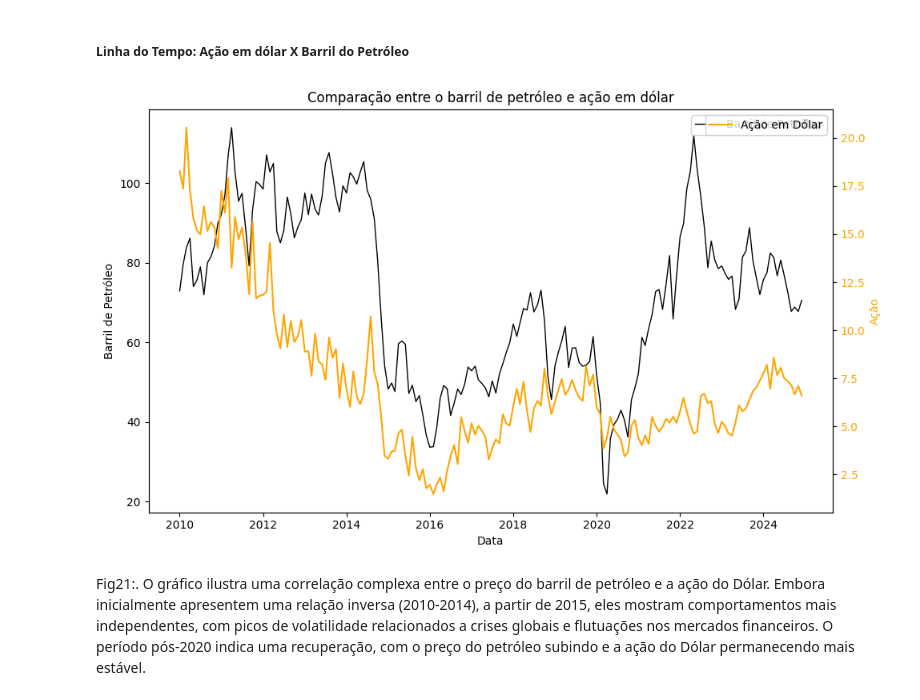
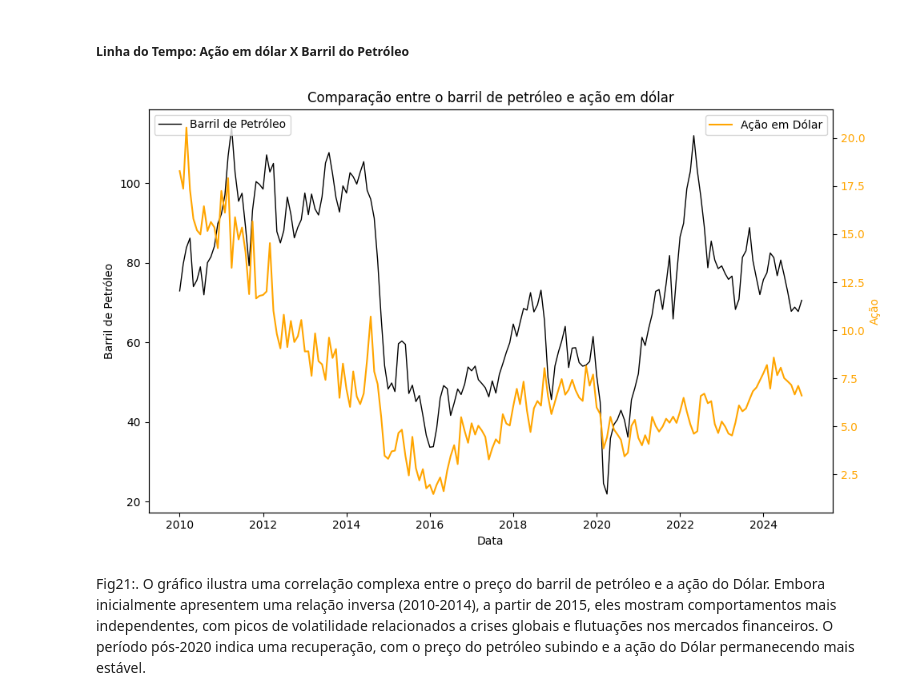
Before and after one commit to Juanpcsdev/Oil-Stock-Project, a Jupyter notebook: Notebooks/Analise/AnaliseExploratoria.ipynb, the cells around one changed output. Cells and saved outputs as stored; diff of their text form; code cells hidden in the pictures.

```diff
--- a/Notebooks/Analise/AnaliseExploratoria.ipynb
+++ b/Notebooks/Analise/AnaliseExploratoria.ipynb
@@ -472,24 +438,24 @@ Fig20:. O histograma e o boxplot mostram que o preço do barril de petróleo é
 # %%
 fig, ax1 = plt.subplots(figsize=(10, 6))
 
 #Barril de Petróleo
 ax1.set_xlabel('Data')
 ax1.set_ylabel('Barril de Petróleo', color='black')
 ax1.plot(df_mean['Date'], df_mean['Price_Dolar_Petro'], color='black', label='Barril de Petróleo', linewidth=1)
 ax1.tick_params(axis='y', labelcolor='black')
-plt.legend()
+ax1.legend(loc='upper left')
 
 #Ação
 ax2 = ax1.twinx()
 ax2.set_ylabel('Ação', color='orange')
 ax2.plot(df_mean['Date'], df_mean['Close_Dolar_EYAC2'], color='orange', alpha=1, label='Ação em Dólar')
 ax2.tick_params(axis='y', labelcolor='orange')
+ax2.legend(loc='upper right')
 
-plt.legend()
 plt.title('Comparação entre o barril de petróleo e ação em dólar')
 fig.tight_layout()
 plt.show()
 # %% [output]
-[figure, old version]
+[figure, new version]
 # %% [markdown]
 Fig21:. O gráfico ilustra uma correlação complexa entre o preço do barril de petróleo e a ação do Dólar. Embora inicialmente apresentem uma relação inversa (2010-2014), a partir de 2015, eles mostram comportamentos mais independentes, com picos de volatilidade relacionados a crises globais e flutuações nos mercados financeiros. O período pós-2020 indica uma recuperação, com o preço do petróleo subindo e a ação do Dólar permanecendo mais estável.
```
Also changed, not shown: parts of 38 cells of this notebook.
